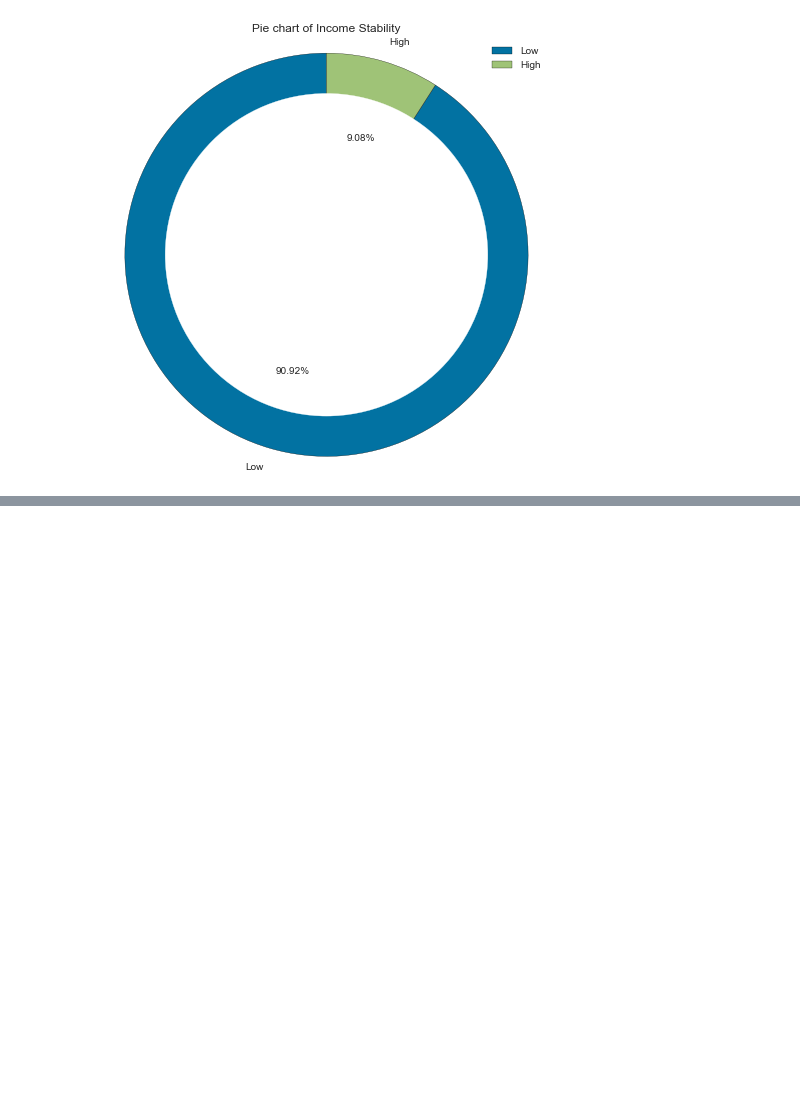
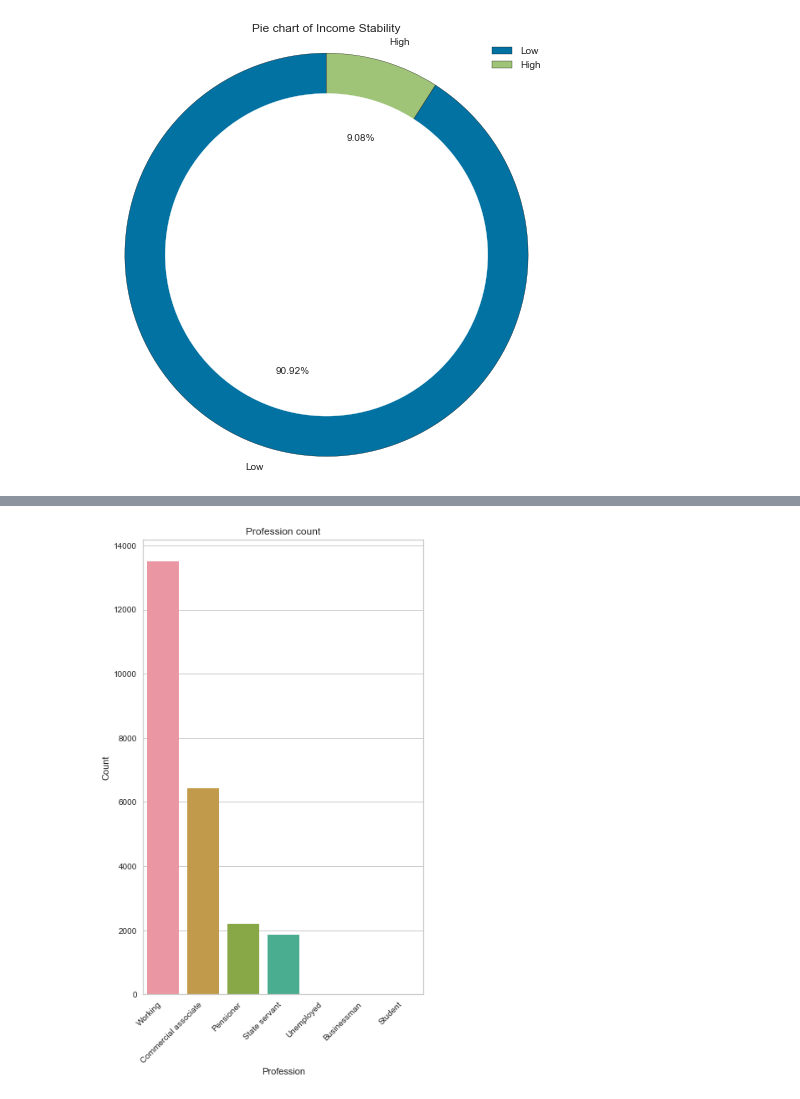
Before and after one commit to semasuka/Loan-amount-prediction-regression, a Jupyter notebook: Loan_amount_prediction.ipynb, the cells around one changed output, grey strips where cells are left out. Cells and saved outputs as stored; diff of their text form; code cells hidden in the pictures; blank space fills up the shorter version.

Commit message:
Profession univariate analysis added

```diff
--- a/Loan_amount_prediction.ipynb
+++ b/Loan_amount_prediction.ipynb
@@ -365,0 +395,4 @@ create_donnut_pie_chart(loan_amt_train_copy,'Income Stability')
+# %%
+create_bar_plot(loan_amt_train_copy,'Profession')
+# %% [output]
+[figure, added]
```
Also changed, not shown: parts of 7 cells of this notebook.
